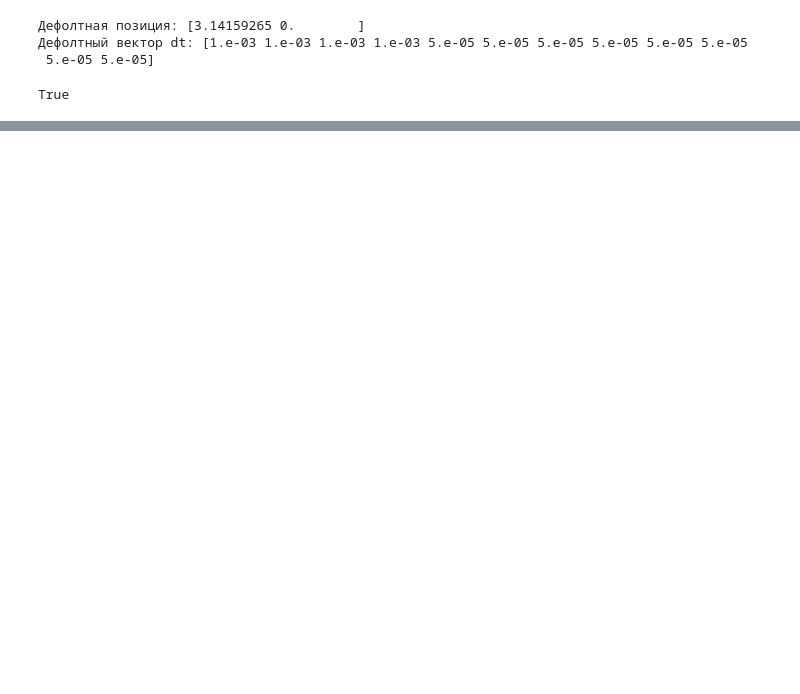
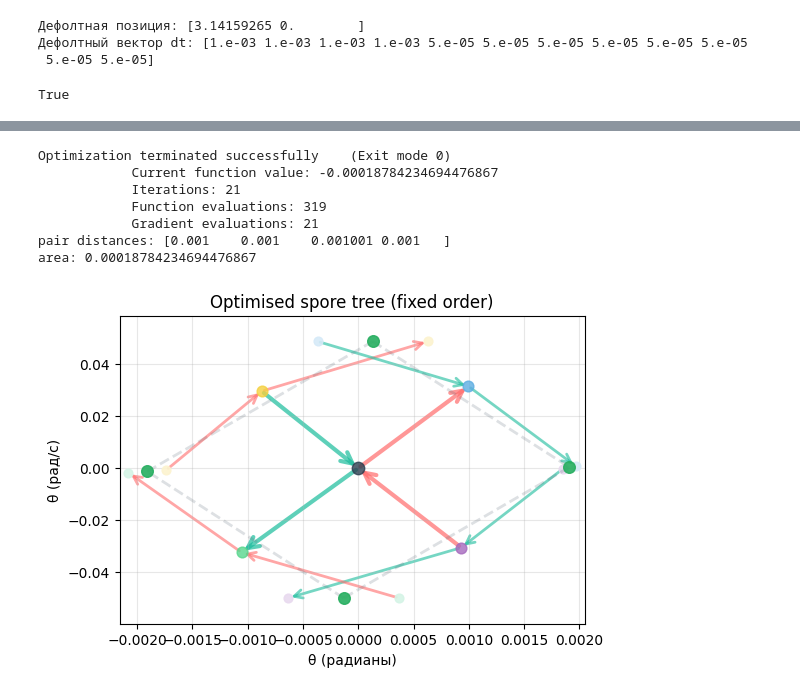
Before and after one commit to VladimirGunyavoy/tree_optimization, a Jupyter notebook: test_step1.ipynb, the cells around one changed output, grey strips where cells are left out. Saved outputs shown, nothing was run; the diff lists cells and outputs as text; code cells hidden in the pictures; blank space fills up the shorter version.

```diff
--- a/test_step1.ipynb
+++ b/test_step1.ipynb
@@ -67,0 +137,37 @@ visualize_spore_tree(tree_extreme, "Тест")
+# %%
+bounds = [(0.05, 0.6)]*4 + [(0.005, 0.06)]*8   # дети / внуки
+init_guess = cfg.get_default_dt_vector()
+# %%
+from scipy.optimize import minimize
+
+
+evaluator = TreeEvaluator(tree)
+
+def objective(dt_all):
+    return -evaluator.area(dt_all)          # maximize area → minimise (-area)
+
+epsilon = 1e-3
+constraints = [
+    {
+        'type': 'ineq',
+        'fun': (lambda idx: lambda v: epsilon - evaluator.pair_distances(v)[idx])(i)
+    }
+    for i in range(4)
+]
+
+result = minimize(objective, init_guess, method='SLSQP',
+                  bounds=bounds, constraints=constraints,
+                  options={'maxiter': 400, 'disp': True, 'eps': 1e-4})
+
+print("pair distances:", np.round(evaluator.pair_distances(result.x), 6))
+print("area:", -result.fun)
+visualize_spore_tree(tree, title="Optimised spore tree (fixed order)")
+# %% [output]
+Optimization terminated successfully    (Exit mode 0)
+            Current function value: -0.00018784234694476867
+            Iterations: 21
+            Function evaluations: 319
+            Gradient evaluations: 21
+pair distances: [0.001    0.001    0.001001 0.001   ]
+area: 0.00018784234694476867
+[figure, added]
```
Also changed, not shown: parts of 3 cells of this notebook, 3 other files.
